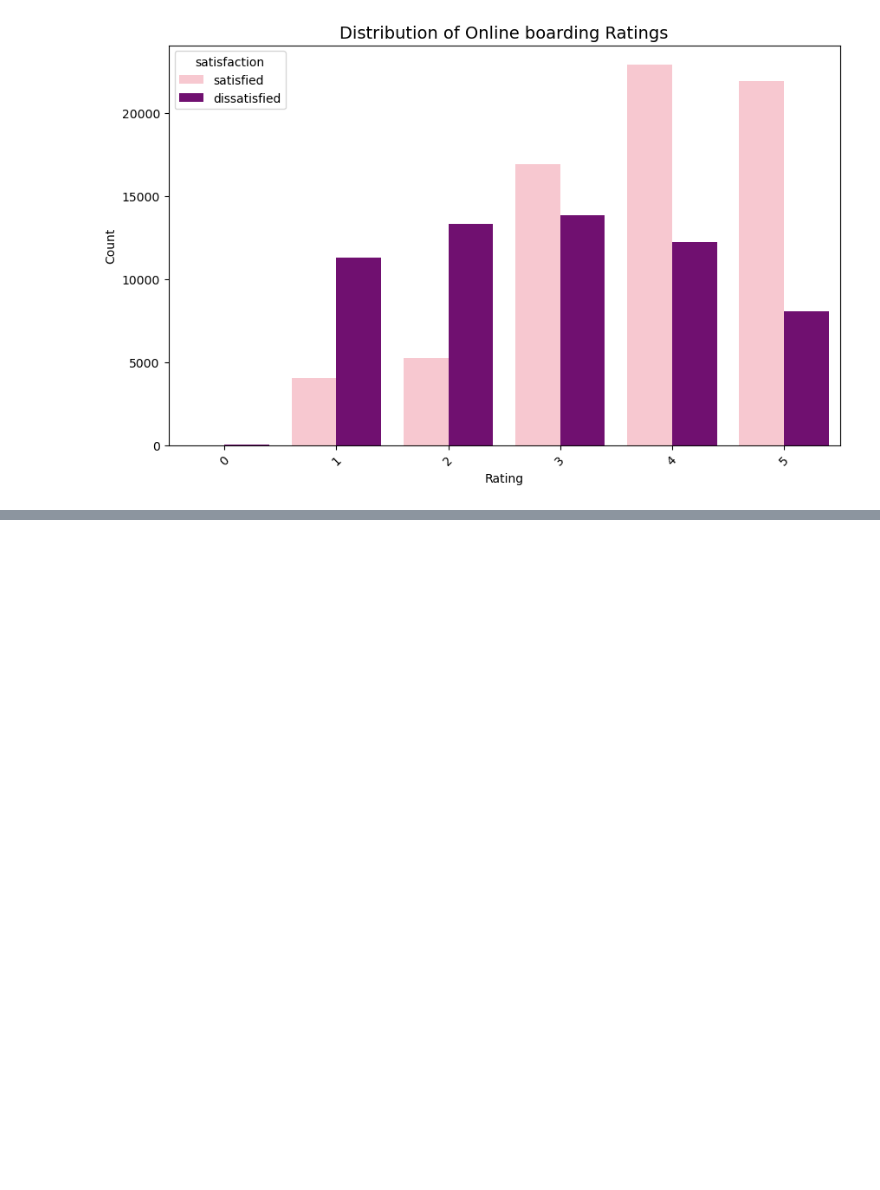
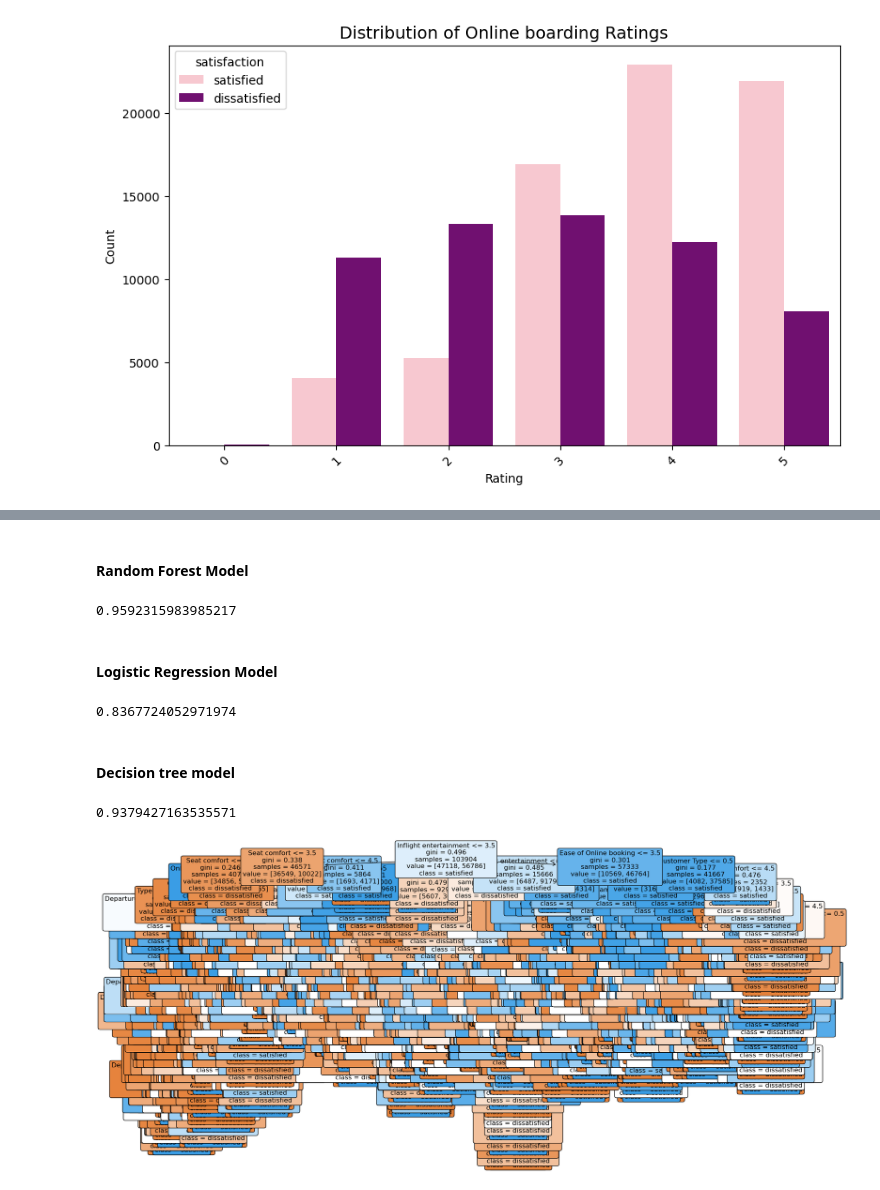
Before and after one commit to Jayrikers/Phase3_Project, a Jupyter notebook: Untitled.ipynb, the cells around one changed output, grey strips where cells are left out. Drawn from its saved outputs; the diff is of its cells as text; code cells hidden in the pictures; blank space fills up the shorter version.

Commit message:
Preprocessing and partial modeling

```diff
--- a/Untitled.ipynb
+++ b/Untitled.ipynb
@@ -271,0 +315,8 @@ Summarily, the distribution of customer ratings across the various features demo
+# %%
+# One hot Endocing .
+X = pd.get_dummies(X, columns=['Class'], drop_first = True)
+
+# Label Encoding.
+label_encoder = LabelEncoder()
+for col in ['Gender', 'Customer Type', 'Type of Travel']:
+    X[col] = label_encoder.fit_transform(X[col])
@@ -271,0 +356,64 @@ Summarily, the distribution of customer ratings across the various features demo
+# %%
+# Split the data into training and testing sets
+X_train, X_test, y_train, y_test = train_test_split(X, y, test_size=0.2, random_state=42)
+# %% [markdown]
+#### Random Forest Model
+# %%
+# Initialize the Random Forest model
+model = RandomForestClassifier(n_estimators=100, random_state=42)
+
+# Train the model on the training data
+model.fit(X_train, y_train)
+
+# Predict y-predict.
+y_pred = model.predict(X_test)
+
+# Evaluate the accuracy of y-predict.
+acc = accuracy_score(y_test, y_pred)
+acc
+# %% [output]
+0.9592315983985217
+# %% [markdown]
+#### Logistic Regression Model
+# %%
+# Initialize the Logistic Regression model
+log_reg_model = LogisticRegression(random_state=42, max_iter=1000)
+
+# Train the model
+log_reg_model.fit(X_train, y_train)
+
+# Make predictions on the test data
+y_pred = log_reg_model.predict(X_test)
+
+accuracy = accuracy_score(y_test, y_pred)
+accuracy
+# %% [output]
+0.8367724052971974
+# %% [markdown]
+#### Decision tree model
+# %%
+#Initialize the decision tree model
+decision_tree = DecisionTreeClassifier()
+
+#Train the model
+decision_tree.fit(X_train, y_train)
+
+# Make predictions on the test data
+y_pred = decision_tree.predict(X_test)
+
+#Evaluate the accuracy of y-predict
+accuracy = accuracy_score(y_test, y_pred)
+accuracy
+# %% [output]
+0.9379427163535571
+# %%
+# Plot the Decision Tree
+plt.figure(figsize=(20, 10))  # Set the figure size
+plot_tree(decision_tree, filled=True,  # Color the nodes
+          feature_names=X.columns,  # Show feature names
+          class_names=[str(i) for i in decision_tree.classes_],  # Show class names
+          rounded=True,  # Make nodes rounded
+          fontsize=12)  # Set font size
+plt.show()
+# %% [output]
+[figure, added]
```
Also changed, not shown: parts of 14 cells of this notebook.
